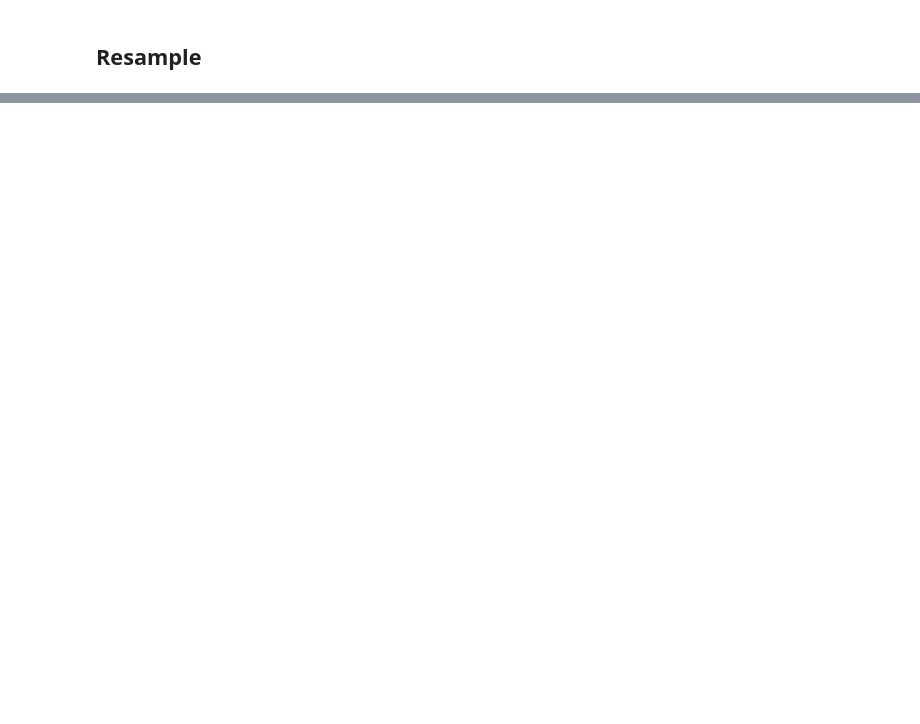
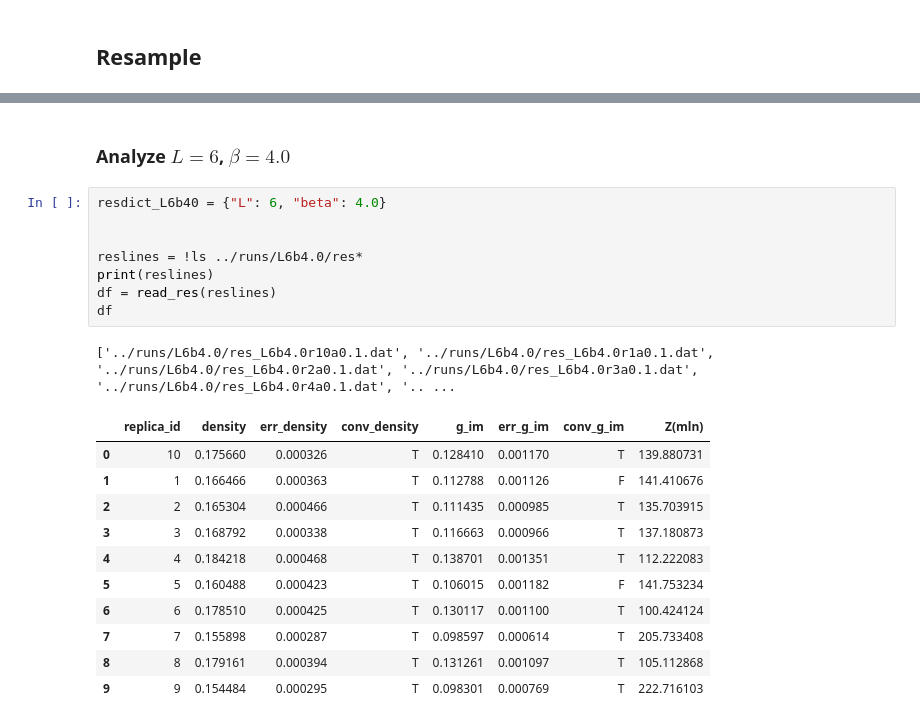
Before and after one commit to ev-br/fh_wrm_disord, a Jupyter notebook: analyze/read_in_replicas.ipynb, the cells around one changed output, grey strips where cells are left out. Cells and saved outputs as stored; diff of their text form; blank space fills up the shorter version.

```diff
--- a/analyze/read_in_replicas.ipynb
+++ b/analyze/read_in_replicas.ipynb
@@ -100,0 +157,23 @@ print(m, '+/-', s)
+# %% [markdown]
+### Analyze $L=6$, $\beta=4.0$
+# %%
+resdict_L6b40 = {"L": 6, "beta": 4.0}
+
+
+reslines = !ls ../runs/L6b4.0/res*
+print(reslines)
+df = read_res(reslines)
+df
+# %% [output]
+['../runs/L6b4.0/res_L6b4.0r10a0.1.dat', '../runs/L6b4.0/res_L6b4.0r1a0.1.dat', '../runs/L6b4.0/res_L6b4.0r2a0.1.dat', '../runs/L6b4.0/res_L6b4.0r3a0.1.dat', '../runs/L6b4.0/res_L6b4.0r4a0.1.dat', '.. ...
+|  | replica_id | density | err_density | conv_density | g_im | err_g_im | conv_g_im | Z(mln) |
+| 0 | 10 | 0.175660 | 0.000326 | T | 0.128410 | 0.001170 | T | 139.880731 |
+| 1 | 1 | 0.166466 | 0.000363 | T | 0.112788 | 0.001126 | F | 141.410676 |
+| 2 | 2 | 0.165304 | 0.000466 | T | 0.111435 | 0.000985 | T | 135.703915 |
+| 3 | 3 | 0.168792 | 0.000338 | T | 0.116663 | 0.000966 | T | 137.180873 |
+| 4 | 4 | 0.184218 | 0.000468 | T | 0.138701 | 0.001351 | T | 112.222083 |
+| 5 | 5 | 0.160488 | 0.000423 | T | 0.106015 | 0.001182 | F | 141.753234 |
+| 6 | 6 | 0.178510 | 0.000425 | T | 0.130117 | 0.001100 | T | 100.424124 |
+| 7 | 7 | 0.155898 | 0.000287 | T | 0.098597 | 0.000614 | T | 205.733408 |
+| 8 | 8 | 0.179161 | 0.000394 | T | 0.131261 | 0.001097 | T | 105.112868 |
+| 9 | 9 | 0.154484 | 0.000295 | T | 0.098301 | 0.000769 | T | 222.716103 |
```
Also changed, not shown: parts of 26 cells of this notebook, 2 other files.
